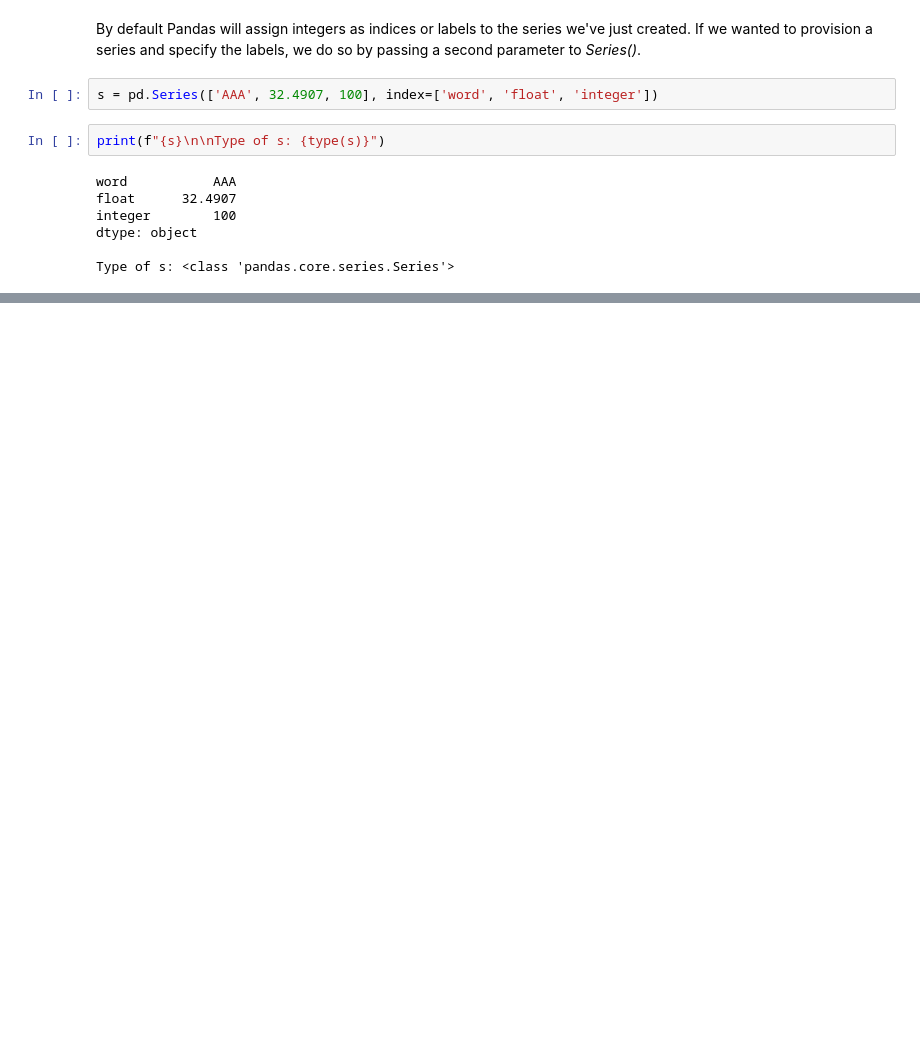
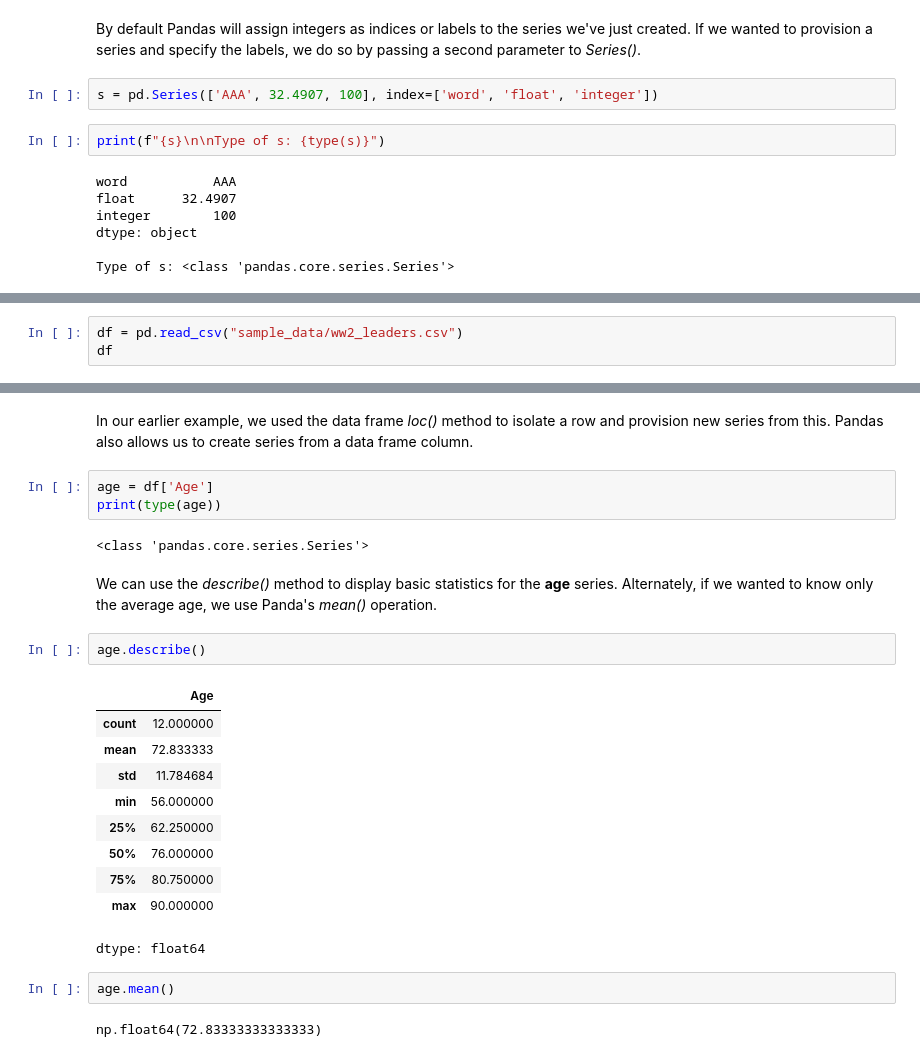
Before and after one commit to csaatechnicalarts/ML_Bootcamp, a Jupyter notebook: Pandas_02_SeriesIntro.ipynb, the cells around one changed output, grey strips where cells are left out. Cells and saved outputs as stored; diff of their text form; blank space fills up the shorter version.

Commit message:
Talked about Pandas series created from a data frame column.

```diff
--- a/Pandas_02_SeriesIntro.ipynb
+++ b/Pandas_02_SeriesIntro.ipynb
@@ -106,0 +109,3 @@ Type of s: <class 'pandas.core.series.Series'>
+# %%
+df = pd.read_csv("sample_data/ww2_leaders.csv")
+df
@@ -106,0 +126,26 @@ Type of s: <class 'pandas.core.series.Series'>
+# %% [markdown]
+In our earlier example, we used the data frame *loc()* method to isolate a row and provision new series from this. Pandas also allows us to create series from a data frame column.
+# %%
+age = df['Age']
+print(type(age))
+# %% [output]
+<class 'pandas.core.series.Series'>
+# %% [markdown]
+We can use the *describe()* method to display basic statistics for the **age** series. Alternately, if we wanted to know only the average age, we use Panda's *mean()* operation.
+# %%
+age.describe()
+# %% [output]
+|  | Age |
+| count | 12.000000 |
+| mean | 72.833333 |
+| std | 11.784684 |
+| min | 56.000000 |
+| 25% | 62.250000 |
+| 50% | 76.000000 |
+| 75% | 80.750000 |
+| max | 90.000000 |
+dtype: float64
+# %%
+age.mean()
+# %% [output]
+np.float64(72.83333333333333)
```
Also changed, not shown: parts of 3 cells of this notebook.
